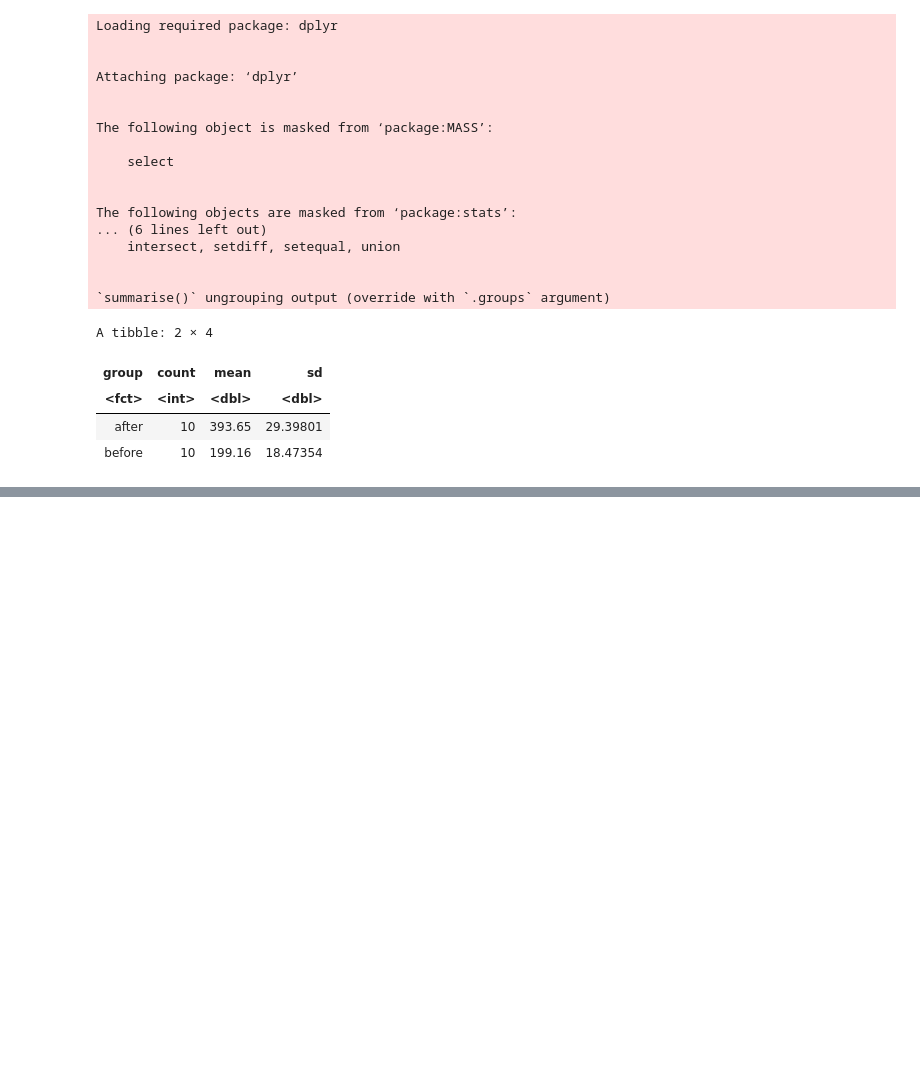
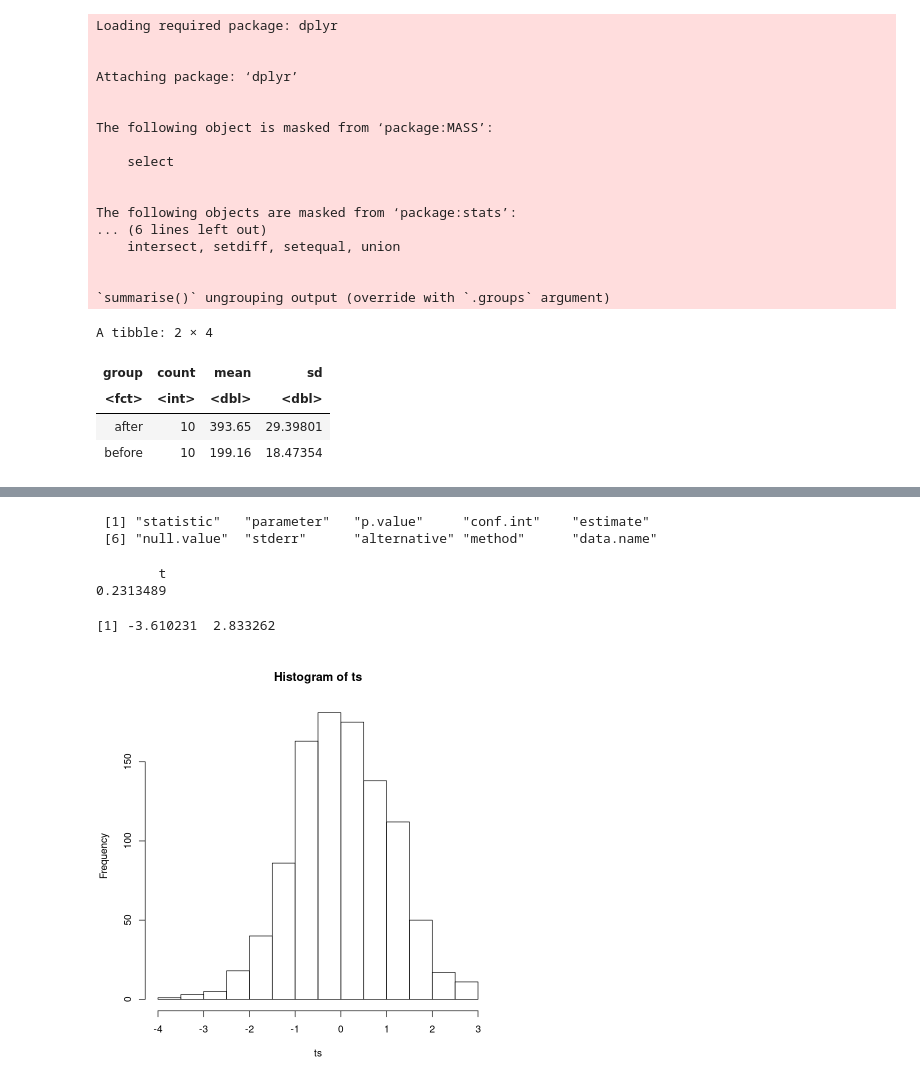
Before and after one commit to JeremyMcCormick/notebooks, a Jupyter notebook: R/StatisticsCompetencies.ipynb, the cells around one changed output, grey strips where cells are left out. Cells and saved outputs as stored; diff of their text form; code cells hidden in the pictures; blank space fills up the shorter version.

```diff
--- a/R/StatisticsCompetencies.ipynb
+++ b/R/StatisticsCompetencies.ipynb
@@ -1273,0 +1502,19 @@ A tibble: 2 × 4
+# %%
+x = rnorm(10)
+y = rnorm(10)
+ttest = t.test(x,y)
+names(ttest)
+ttest$statistic
+# %% [output]
+ [1] "statistic"   "parameter"   "p.value"     "conf.int"    "estimate"
+ [6] "null.value"  "stderr"      "alternative" "method"      "data.name"
+        t
+0.2313489
+# %%
+ts = replicate(1000, t.test(rnorm(10), rnorm(10))$statistic)
+#ts
+hist(ts)
+range(ts)
+# %% [output]
+[1] -3.610231  2.833262
+[figure, added]
```
Also changed, not shown: parts of 33 cells of this notebook.
